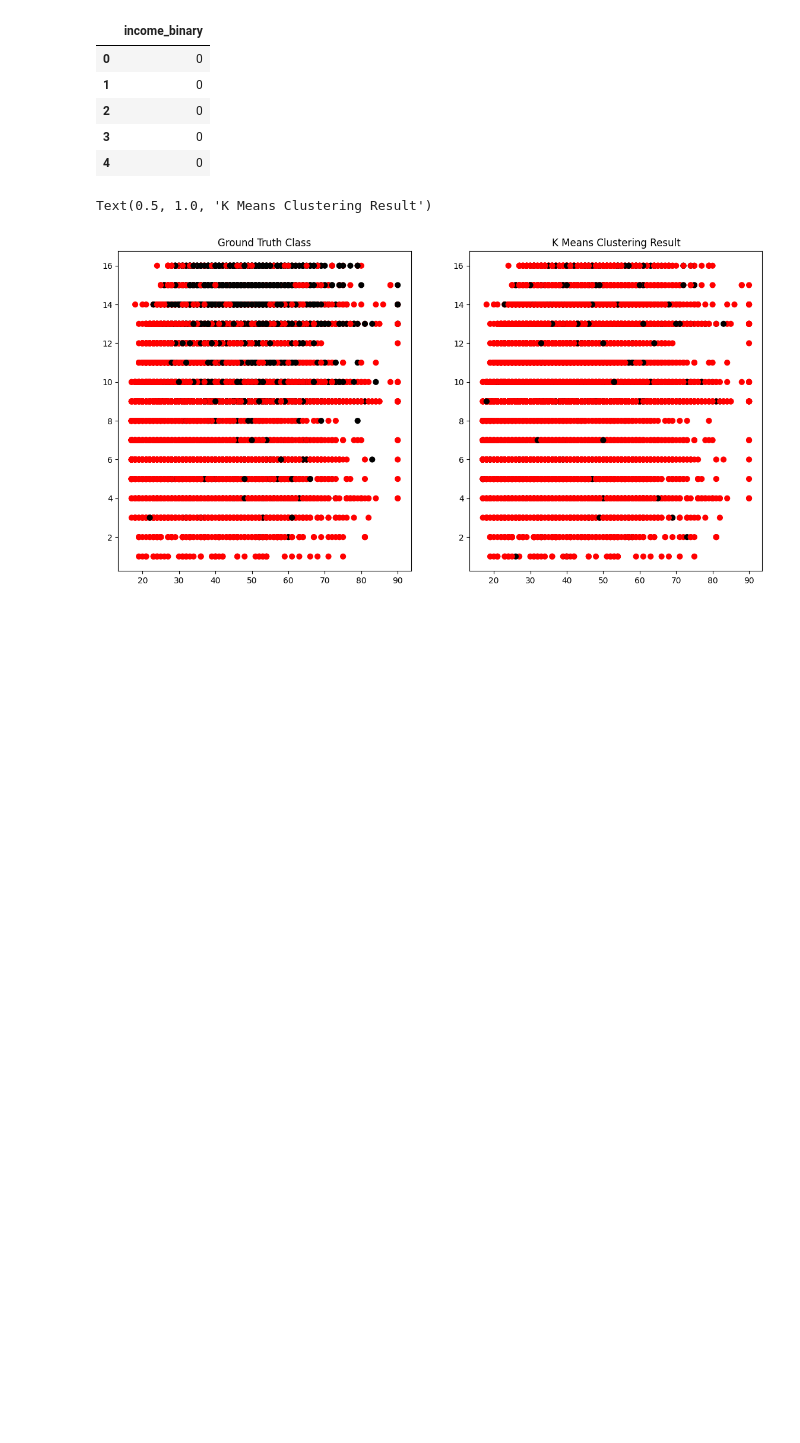
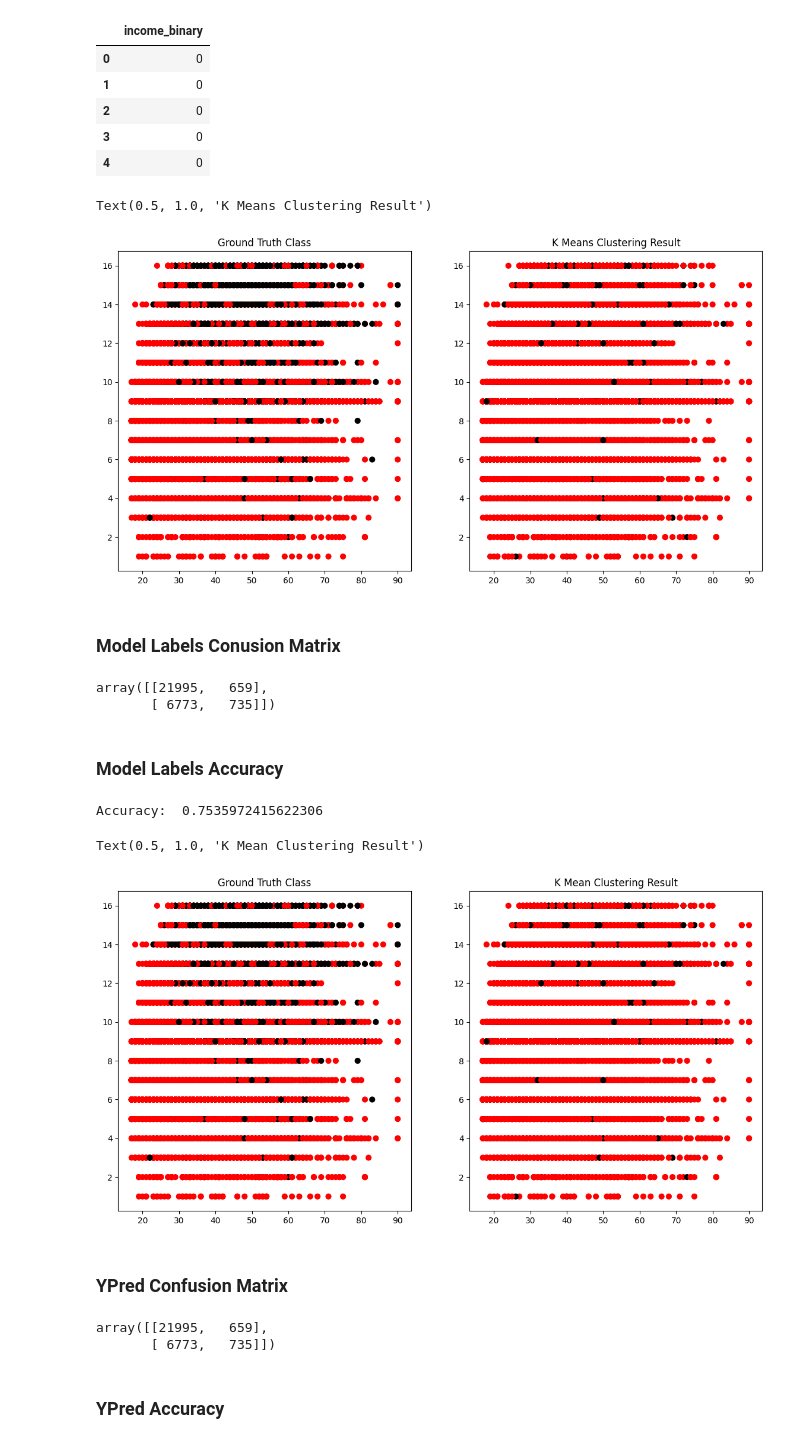
Before and after one commit to EviIius/KNN, a Jupyter notebook: Homework_6/HW6.ipynb, the cells around one changed output. Cells and saved outputs as stored; diff of their text form; code cells hidden in the pictures; blank space fills up the shorter version.

```diff
--- a/Homework_6/HW6.ipynb
+++ b/Homework_6/HW6.ipynb
@@ -209,3 +209,49 @@ plt.title('K Means Clustering Result')
 # %% [output]
 Text(0.5, 1.0, 'K Means Clustering Result')
 [figure]
+# %% [markdown]
+### **Model Labels Conusion Matrix**
+# %%
+# Performance Measures
+import sklearn.metrics
+sklearn.metrics.confusion_matrix(income_binary_df, model.labels_)
+# %% [output]
+array([[21995,   659],
+       [ 6773,   735]])
+# %% [markdown]
+### **Model Labels Accuracy**
+# %%
+print("Accuracy: ", sklearn.metrics.accuracy_score(income_binary_df, model.labels_))
+# %% [output]
+Accuracy:  0.7535972415622306
+# %%
+# View the results
+# Set the size of the plot
+plt.figure(figsize=(14,7))
+
+# Create a colormap
+colormap = np.array(['red', 'black'])
+
+# Plot Orginal
+plt.subplot(1, 2, 1)
+plt.scatter(x.age, x.education_num, c=colormap[income_binary_df.income_binary], s=40)
+plt.title('Ground Truth Class')
+
+# Plot Predicted with corrected values
+plt.subplot(1, 2, 2)
+plt.scatter(x.age, x.education_num, c=colormap[predY], s=40)
+plt.title('K Mean Clustering Result')
+# %% [output]
+Text(0.5, 1.0, 'K Mean Clustering Result')
+[figure, added]
+# %% [markdown]
+### **YPred Confusion Matrix**
+# %%
+# Performance Measures
+import sklearn.metrics
+sklearn.metrics.confusion_matrix(income_binary_df, predY)
+# %% [output]
+array([[21995,   659],
+       [ 6773,   735]])
+# %% [markdown]
+### **YPred Accuracy**
```
Also changed, not shown: parts of 1 cell of this notebook.
